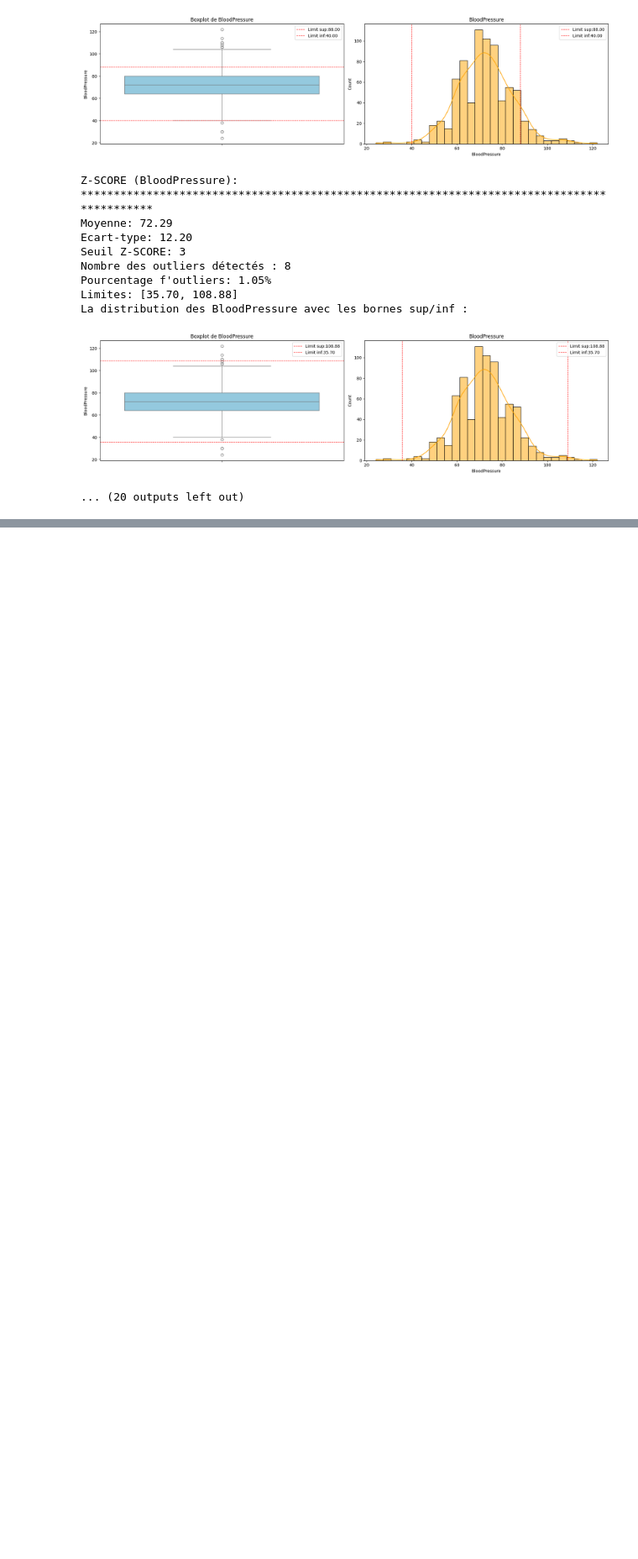
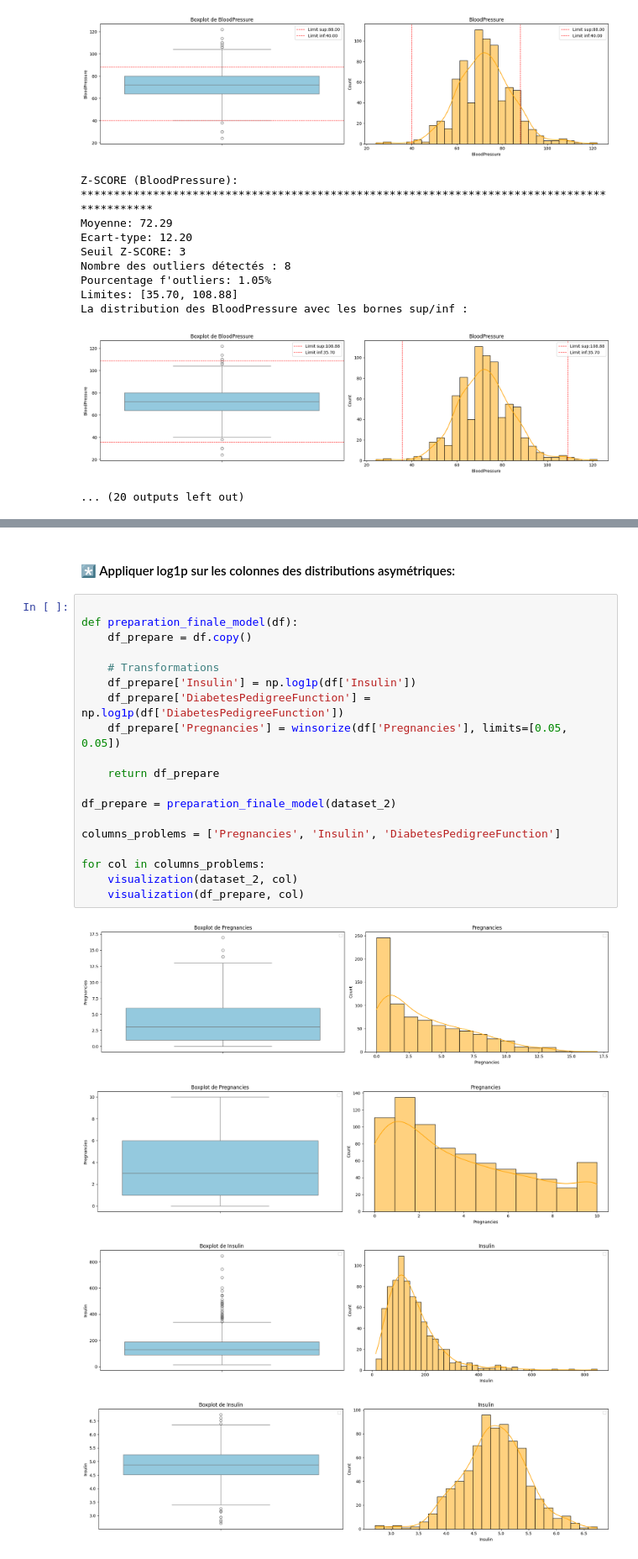
Before and after one commit to bouchramilo/Analysis_and_Prediction_of_the_Risk_of_Diabetes, a Jupyter notebook: Pretraitement.ipynb, the cells around one changed output, grey strips where cells are left out. Shown at 84% size. Cells and saved outputs as stored; diff of their text form; blank space fills up the shorter version.

```diff
--- a/Pretraitement.ipynb
+++ b/Pretraitement.ipynb
@@ -233,0 +330,26 @@ La distribution des BloodPressure avec les bornes sup/inf :
+# %% [markdown]
+#### *️⃣ Appliquer log1p sur les colonnes des distributions asymétriques:
+# %%
+
+def preparation_finale_model(df):
+    df_prepare = df.copy()
+
+    # Transformations
+    df_prepare['Insulin'] = np.log1p(df['Insulin'])
+    df_prepare['DiabetesPedigreeFunction'] = np.log1p(df['DiabetesPedigreeFunction'])
+    df_prepare['Pregnancies'] = winsorize(df['Pregnancies'], limits=[0.05, 0.05])
+
+    return df_prepare
+
+df_prepare = preparation_finale_model(dataset_2)
+
+columns_problems = ['Pregnancies', 'Insulin', 'DiabetesPedigreeFunction']
+
+for col in columns_problems:
+    visualization(dataset_2, col)
+    visualization(df_prepare, col)
+# %% [output]
+[figure, added]
+[figure, added]
+[figure, added]
+[figure, added]
```
Also changed, not shown: parts of 11 cells of this notebook, 1 other file.
